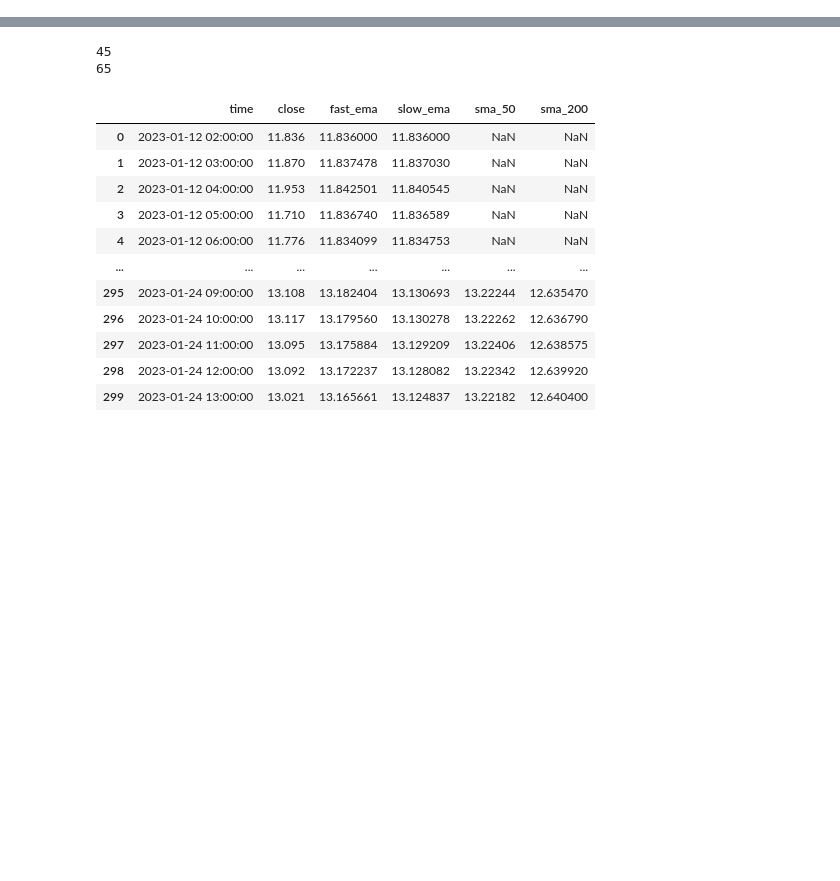
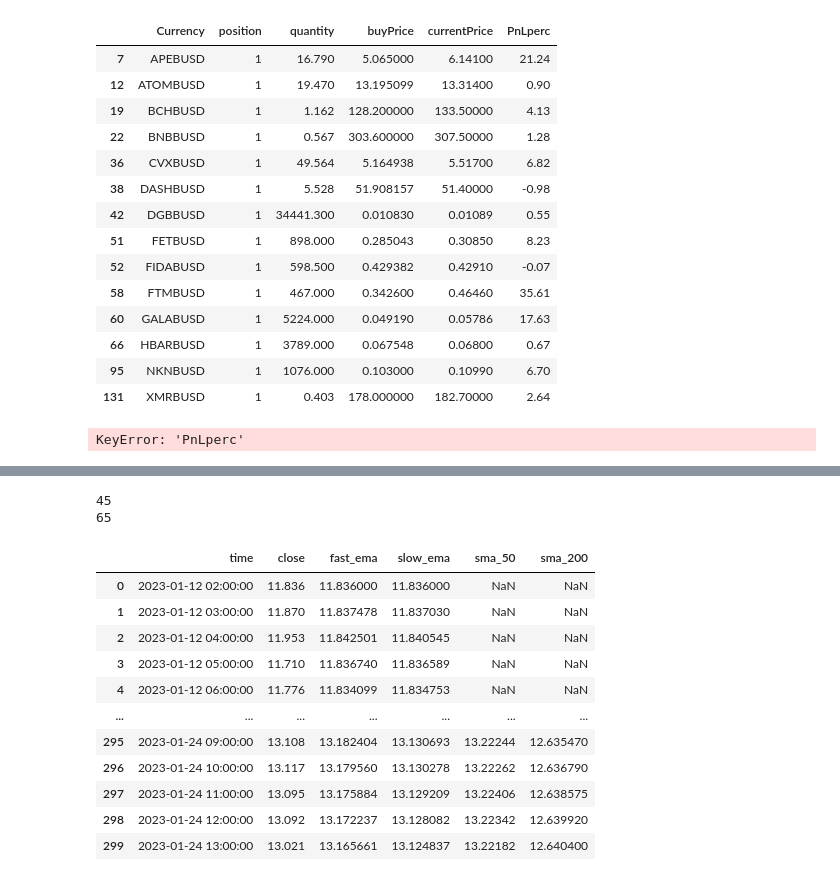
Before and after one commit to jptsantossilva/BEC, a Jupyter notebook: Prod/tests.ipynb, the cells around one changed output, grey strips where cells are left out. Cells and saved outputs as stored; diff of their text form; code cells hidden in the pictures; blank space fills up the shorter version.

```diff
--- a/Prod/tests.ipynb
+++ b/Prod/tests.ipynb
@@ -170,4 +170,29 @@ df
 300 rows × 2 columns
+# %%
+dfcsv = pd.read_csv('positions1h.csv')
+dfopen = get_open_positions(dfcsv)
+dfopen
+# %% [output]
+|  | Currency | position | quantity | buyPrice | currentPrice | PnLperc |
+| 7 | APEBUSD | 1 | 16.790 | 5.065000 | 6.14100 | 21.24 |
+| 12 | ATOMBUSD | 1 | 19.470 | 13.195099 | 13.31400 | 0.90 |
+| 19 | BCHBUSD | 1 | 1.162 | 128.200000 | 133.50000 | 4.13 |
+| 22 | BNBBUSD | 1 | 0.567 | 303.600000 | 307.50000 | 1.28 |
+| 36 | CVXBUSD | 1 | 49.564 | 5.164938 | 5.51700 | 6.82 |
+| 38 | DASHBUSD | 1 | 5.528 | 51.908157 | 51.40000 | -0.98 |
+| 42 | DGBBUSD | 1 | 34441.300 | 0.010830 | 0.01089 | 0.55 |
+| 51 | FETBUSD | 1 | 898.000 | 0.285043 | 0.30850 | 8.23 |
+| 52 | FIDABUSD | 1 | 598.500 | 0.429382 | 0.42910 | -0.07 |
+| 58 | FTMBUSD | 1 | 467.000 | 0.342600 | 0.46460 | 35.61 |
+| 60 | GALABUSD | 1 | 5224.000 | 0.049190 | 0.05786 | 17.63 |
+| 66 | HBARBUSD | 1 | 3789.000 | 0.067548 | 0.06800 | 0.67 |
+| 95 | NKNBUSD | 1 | 1076.000 | 0.103000 | 0.10990 | 6.70 |
+| 131 | XMRBUSD | 1 | 0.403 | 178.000000 | 182.70000 | 2.64 |
+# %%
+dfopen.at['Total', 'PnLperc'] = df['PnLperc'].mean()
+dfopen
+# %% [output]
+KeyError: 'PnLperc'
 # %%
 num = get_num_open_positions()
 num
```
Also changed, not shown: parts of 2 cells of this notebook, 14 other files.
